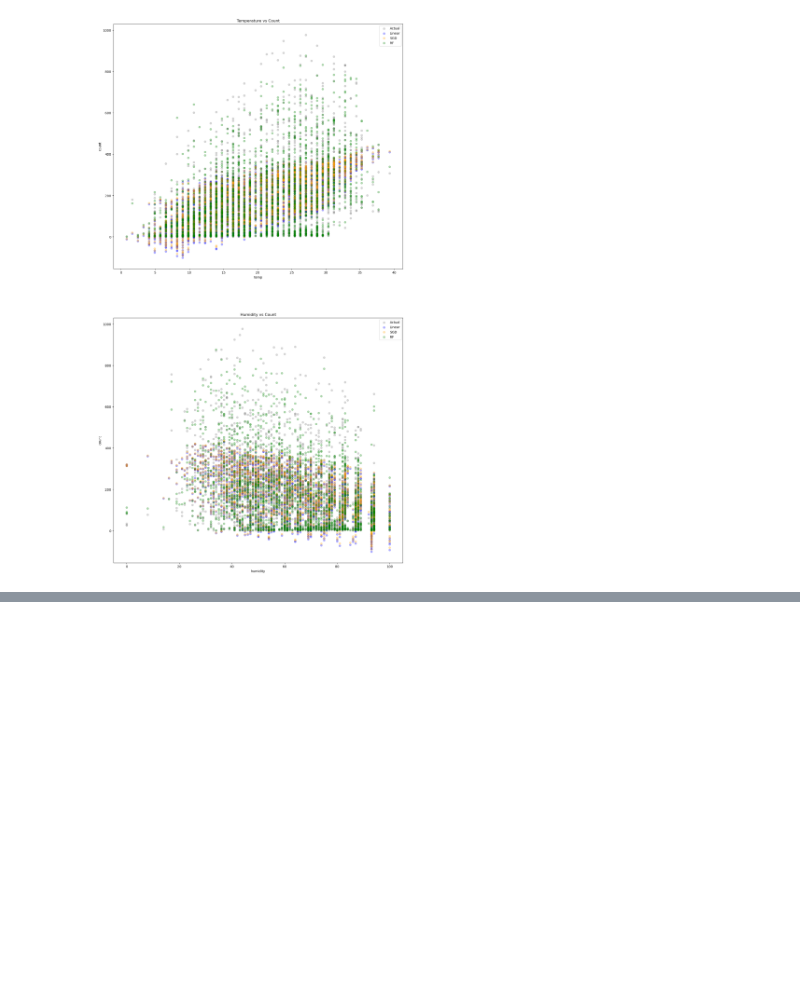
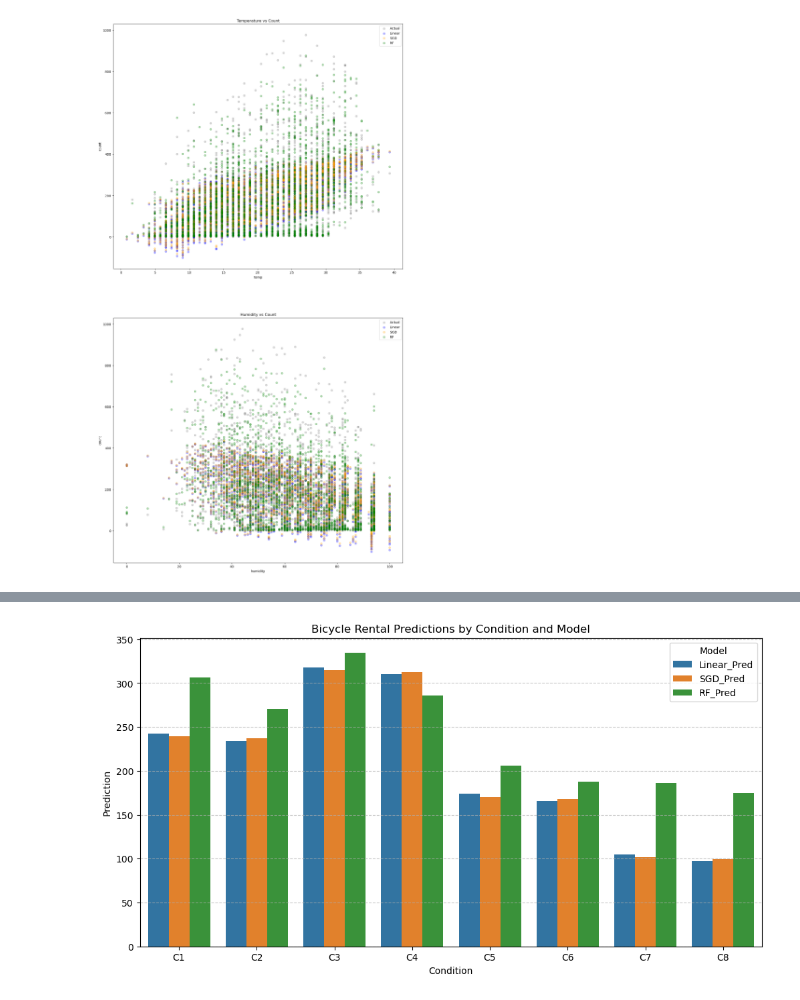
Before and after one commit to ohmanbo/AIFFEL_quest_eng, a Jupyter notebook: Data_Analysis/DA01/Project_DA_01.ipynb, the cells around one changed output, grey strips where cells are left out. Saved outputs shown, nothing was run; the diff lists cells and outputs as text; code cells hidden in the pictures; blank space fills up the shorter version.

```diff
--- a/Data_Analysis/DA01/Project_DA_01.ipynb
+++ b/Data_Analysis/DA01/Project_DA_01.ipynb
@@ -771,0 +879,8 @@ axs[1].legend()
+# %%
+# 1월 17일은 월요일인데 값이 0
+# 4월 14일은 금요일인데 값이 4
+# 제대로 확인이 되는걸 확인했으니 weekday라는 새로운 열을 추가해줍니다.
+# 바로 weekend를 추가해줄수도 있지만 나중에 weekday값이 필요해질수도있으니 만들어 두겠습니다.
+train['weekday'] = train['datetime'].dt.weekday
+# 5=토요일 or 6=일요일 인경우 weekend에 1이 들어가도록 합니다.
+train['weekend'] = (train['weekday'] >= 5).astype(int)
@@ -771,0 +1042,12 @@ axs[1].legend()
+# %%
+# 3. Standardization 표준화
+# from sklearn.preprocessing import OneHotEncoder, StandardScaler # 위에서 했음
+
+scaler = StandardScaler()
+
+# 학습데이터 변환 - 학습후 변환하는 fit_transfrom 함수사용
+X_train_scaled = scaler.fit_transform(X_train)
+#예측용 테스트데이터 변환
+X_test_scaled = scaler.transform(X_test)
+
+print("정규화 완료된 데이터 샘플:\n", X_train_scaled[0])
@@ -771,0 +1429,17 @@ axs[1].legend()
+# %%
+# 모델별 예측 경향 비교를 위한 그래프
+import matplotlib.pyplot as plt
+import seaborn as sns
+
+# 데이터 재구성 (시각화를 위해 긴 형태로 변환)
+df_melted = results.melt(id_vars=['Condition', 'Temp', 'Is_Holiday'],
+                         value_vars=['Linear_Pred', 'SGD_Pred', 'RF_Pred'],
+                         var_name='Model', value_name='Prediction')
+
+plt.figure(figsize=(12, 6))
+sns.barplot(data=df_melted, x='Condition', y='Prediction', hue='Model')
+plt.title('Bicycle Rental Predictions by Condition and Model')
+plt.grid(axis='y', linestyle='--', alpha=0.7)
+plt.show()
+# %% [output]
+[figure, added]
```
Also changed, not shown: parts of 49 cells of this notebook.
